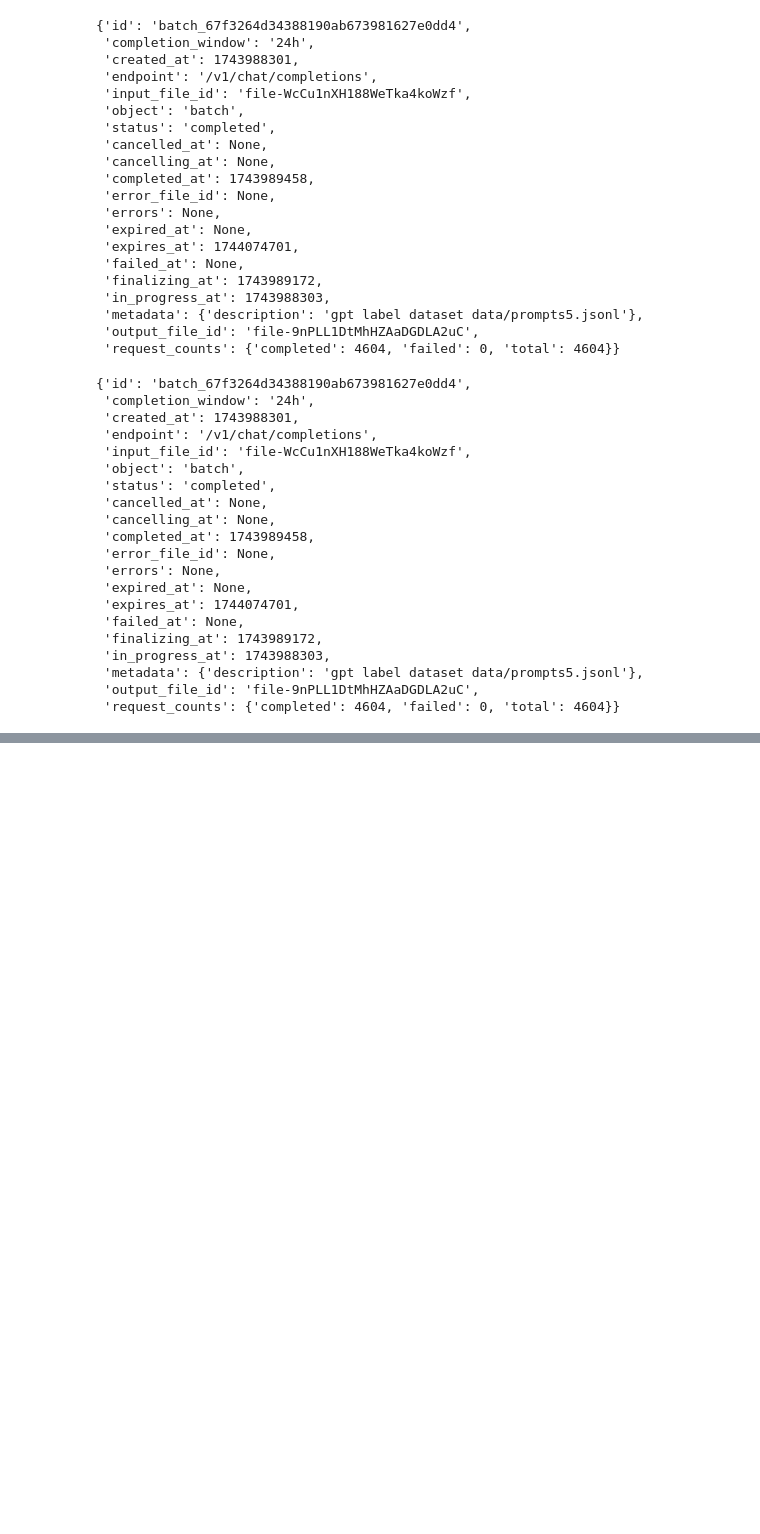
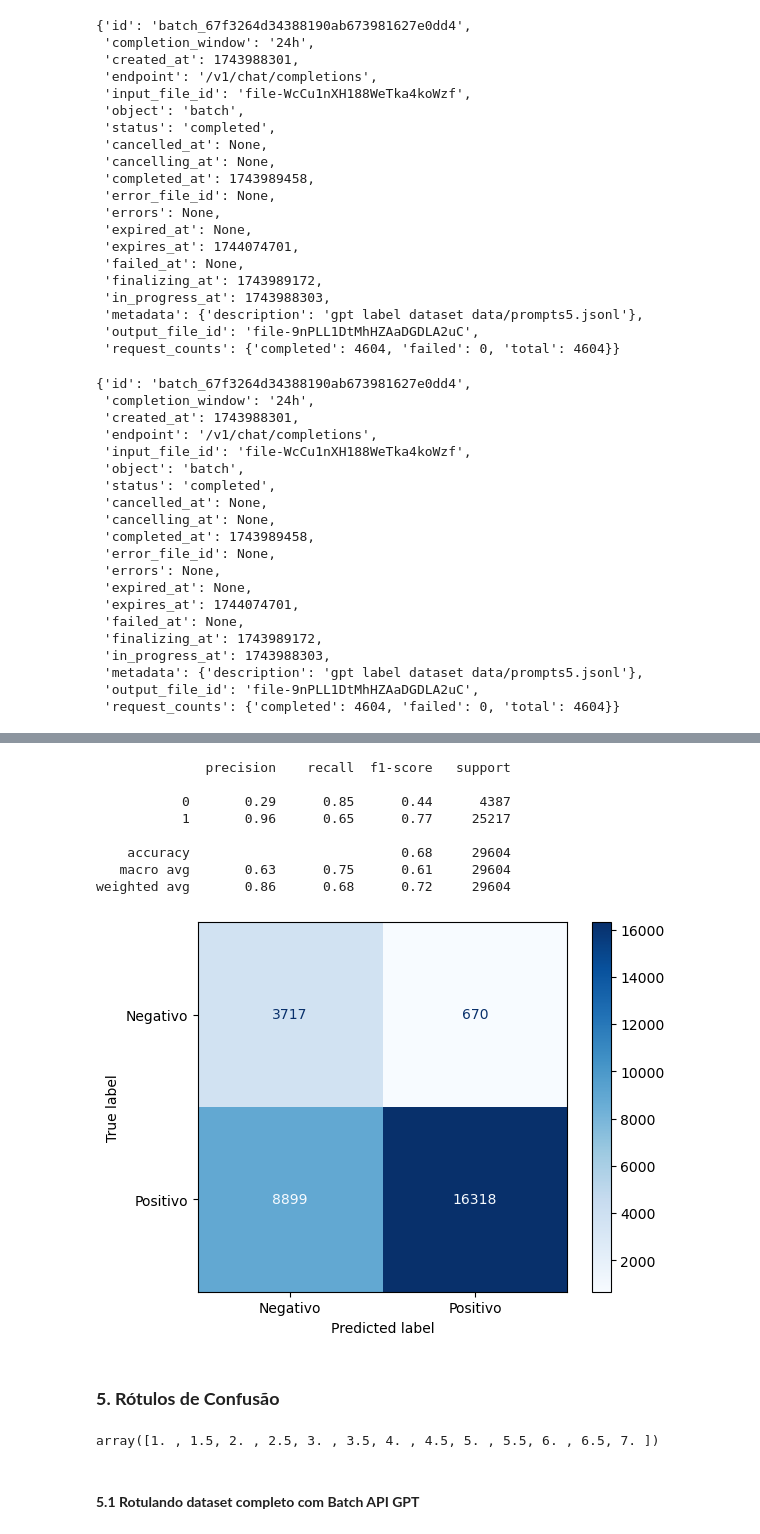
Before and after one commit to antoniolmcandido/api-gpt-label-datasets, a Jupyter notebook: notebook.ipynb, the cells around one changed output, grey strips where cells are left out. Cells and saved outputs as stored; diff of their text form; code cells hidden in the pictures; blank space fills up the shorter version.

```diff
--- a/notebook.ipynb
+++ b/notebook.ipynb
@@ -141,7 +145,7 @@ async def gpt_label_async(text):
         return 0
 # %%
 intervalo = range(0, 10)
-rotulos = df["Text"][intervalo].progress_apply(lambda x: asyncio.run(gpt_label_async(x)))
+rotulos = df["text"][intervalo].progress_apply(lambda x: asyncio.run(gpt_label_async(x)))
 rotulos = rotulos.map(lambda x: float(x.content))
 # %%
 # Realizar o teste t de Student
@@ -315,3 +303,16 @@ def get_labels(caminho_arquivo):
             rotulos.append(4.0)
 
     return rotulos
+
+r1 = get_labels("data/sentiment/resultados1.jsonl")
+r2 = get_labels("data/sentiment/resultados2.jsonl")
+r3 = get_labels("data/sentiment/resultados3.jsonl")
+r4 = get_labels("data/sentiment/resultados4.jsonl")
+r5 = get_labels("data/sentiment/resultados5.jsonl")
+
+labels = pd.Series(r1 + r2 + r3 + r4 + r5).apply(lambda x: 0 if x < 4 else 1)
+df.insert(6, column="sentiment(1/0)GPT", value=labels)
+
+labels = pd.Series(r1 + r2 + r3 + r4 + r5)
+df.insert(8, column="sentiment(1-7)GPT", value=labels)
+df.columns
@@ -317,0 +327,24 @@ def get_labels(caminho_arquivo):
+# %%
+# calcular metricas dos rotulos
+from sklearn.metrics import classification_report, confusion_matrix, ConfusionMatrixDisplay
+cf = confusion_matrix(df["sentiment(1/0)"], df["sentiment(1/0)GPT"])
+ConfusionMatrixDisplay(confusion_matrix=cf, display_labels=["Negativo", "Positivo"]).plot(cmap="Blues")
+print(classification_report(df["sentiment(1/0)"], df["sentiment(1/0)GPT"]))
+# %% [output]
+              precision    recall  f1-score   support
+
+           0       0.29      0.85      0.44      4387
+           1       0.96      0.65      0.77     25217
+
+    accuracy                           0.68     29604
+   macro avg       0.63      0.75      0.61     29604
+weighted avg       0.86      0.68      0.72     29604
+[figure, added]
+# %% [markdown]
+### **5. Rótulos de Confusão**
+# %%
+np.sort(df["confusion(1-7)"].unique())
+# %% [output]
+array([1. , 1.5, 2. , 2.5, 3. , 3.5, 4. , 4.5, 5. , 5.5, 6. , 6.5, 7. ])
+# %% [markdown]
+#### **5.1 Rotulando dataset completo com Batch API GPT**
```
Also changed, not shown: parts of 29 cells of this notebook.
